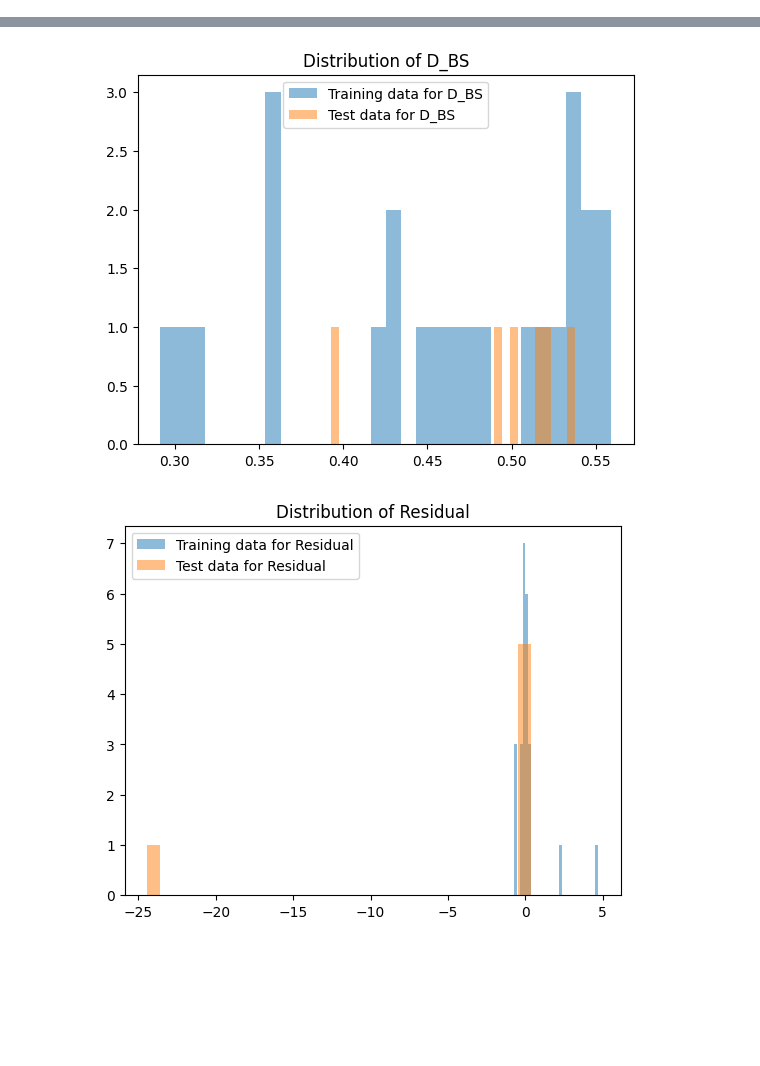
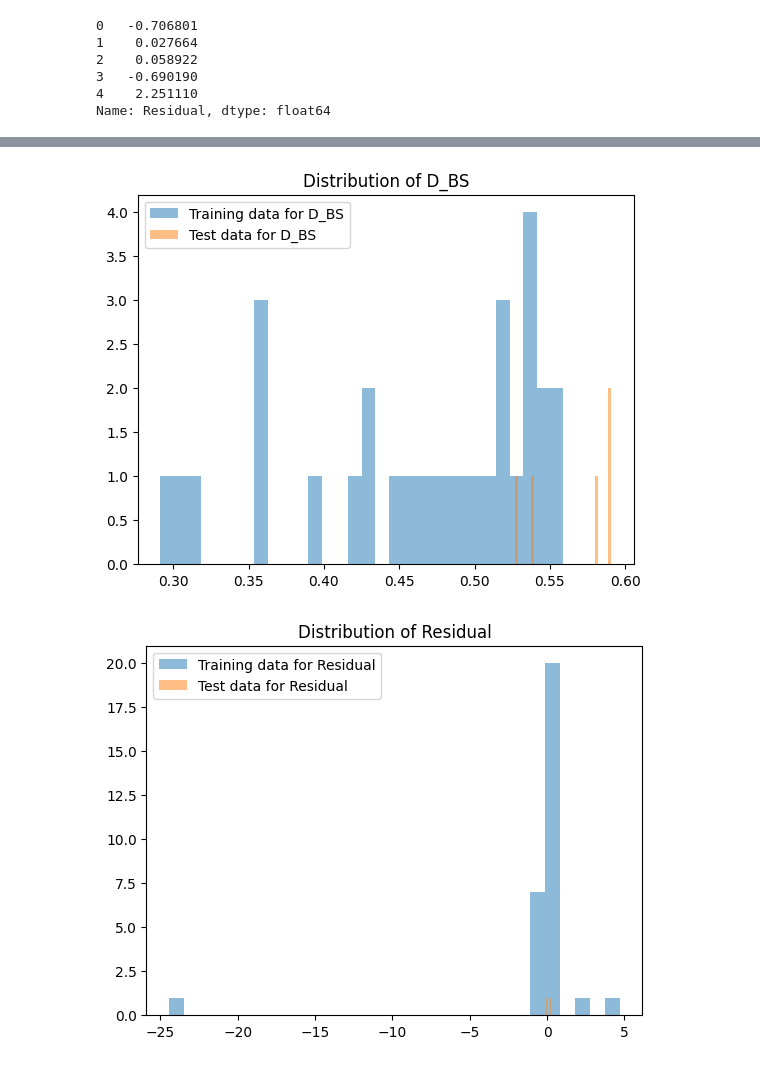
Before and after one commit to Thomas101Shen/Dynamic_hedging, a Jupyter notebook: FNN_residuals.ipynb, the cells around one changed output, grey strips where cells are left out. Drawn from its saved outputs; the diff is of its cells as text; code cells hidden in the pictures; blank space fills up the shorter version.

Commit message:
setting train and test data to row 1-30 and 31-35 per Joqauin's request

```diff
--- a/FNN_residuals.ipynb
+++ b/FNN_residuals.ipynb
@@ -16,13 +16,19 @@ csv_file = './SPX_Options.csv'
 data = pd.read_csv(csv_file)
 print(data.shape)
 data.dropna(inplace=True)
+data.rename(columns={'Delta Residual': 'Residual'}, inplace=True)
 print(data.shape)
 print(data.head())
 
-X = data[['Moneyness', 'TTM', 'D_BS']].iloc[0:30]
-y = data[['Delta Residual']].rename(columns={'Delta Residual': 'Residual'}).iloc[0:30]
+feature_cols = ['Moneyness', 'TTM', 'D_BS']
 
-print(f'\n\nFeatures:\n {X.describe()} \n\n\n Test data:\n {y.describe()}')
+X_train = data[feature_cols].iloc[0:30]
+y_train = data['Residual'].iloc[0:30]
+
+X_test = data[feature_cols].iloc[30:35]
+y_test = data['Residual'].iloc[30:35]
+
+print(f'\n\nFeatures:\n {X_train.describe()} \n test features: \n { X_test.describe()} \n\n Training target var data:\n {y_train.describe()}\n test target var data: {y_test.describe()}')
 # %% [output]
 (1020, 14)
 (1008, 14)
@@ -98,5 +65,14 @@ dtype: float64
 # %%
-X_train, X_test, y_train, y_test = train_test_split(X, y, test_size=0.2, random_state=42, shuffle=True)
+# X_train, X_test, y_train, y_test = train_test_split(X, y, test_size=0.2, random_state=42, shuffle=True)
+# %%
+y_train.head()
+# %% [output]
+0   -0.706801
+1    0.027664
+2    0.058922
+3   -0.690190
+4    2.251110
+Name: Residual, dtype: float64
 # %%
 def plot_train_test(train, test):
     columns = train.columns.tolist()
@@ -110,5 +86,9 @@ def plot_train_test(train, test):
 # %%
 plot_train_test(X_train, X_test)
 print("\n\n\n\n\n\n")
+
+
+y_train = pd.DataFrame(y_train)
+y_test = pd.DataFrame(y_test)
 plot_train_test(y_train, y_test)
 # %% [output]
@@ -117,5 +97,5 @@ plot_train_test(y_train, y_test)
-[figure, old version]
+[figure, new version]
-[figure, old version]
+[figure, new version]
 # %%
 scaler = MinMaxScaler()
 
```
Also changed, not shown: parts of 8 cells of this notebook, 4 other files.
